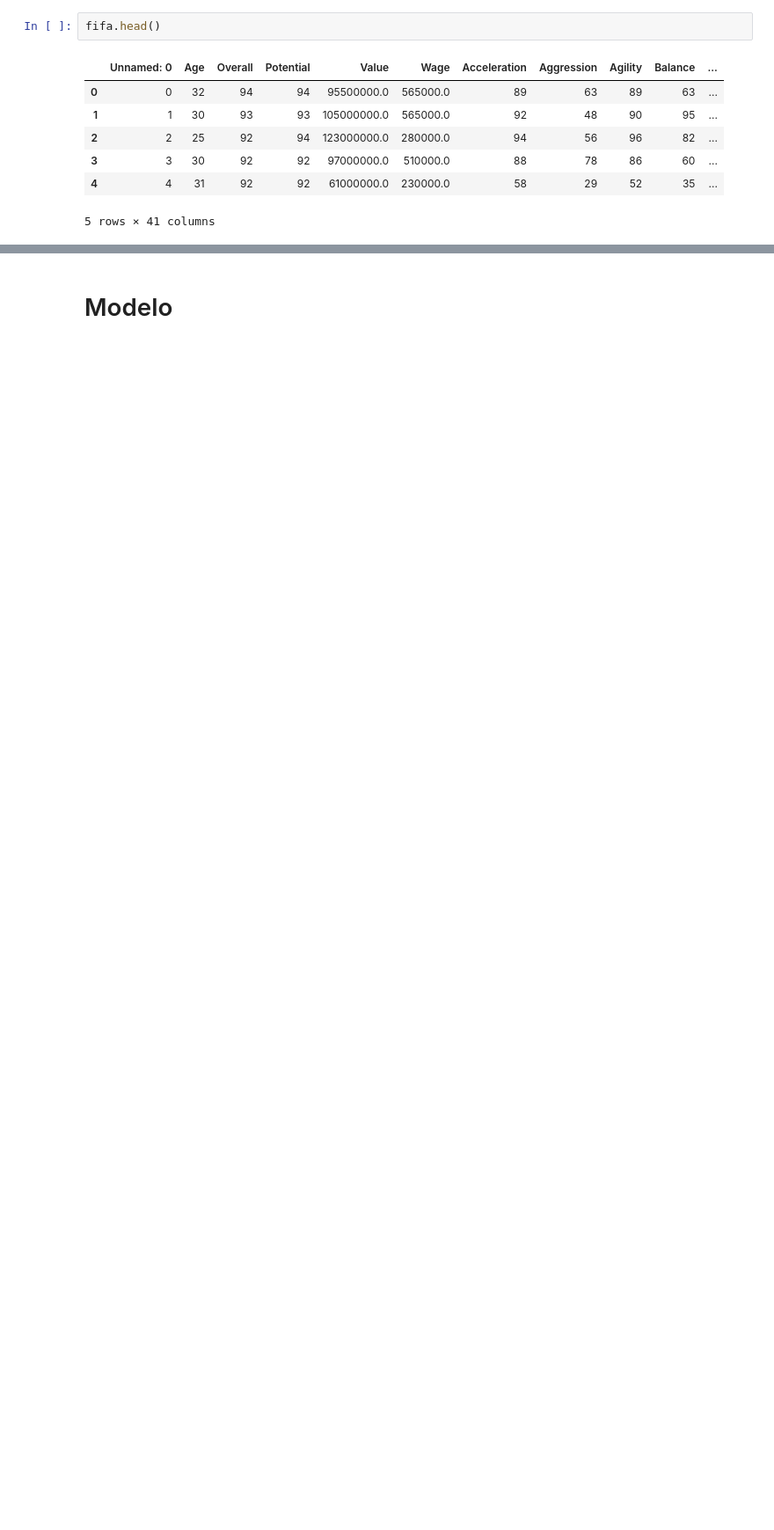
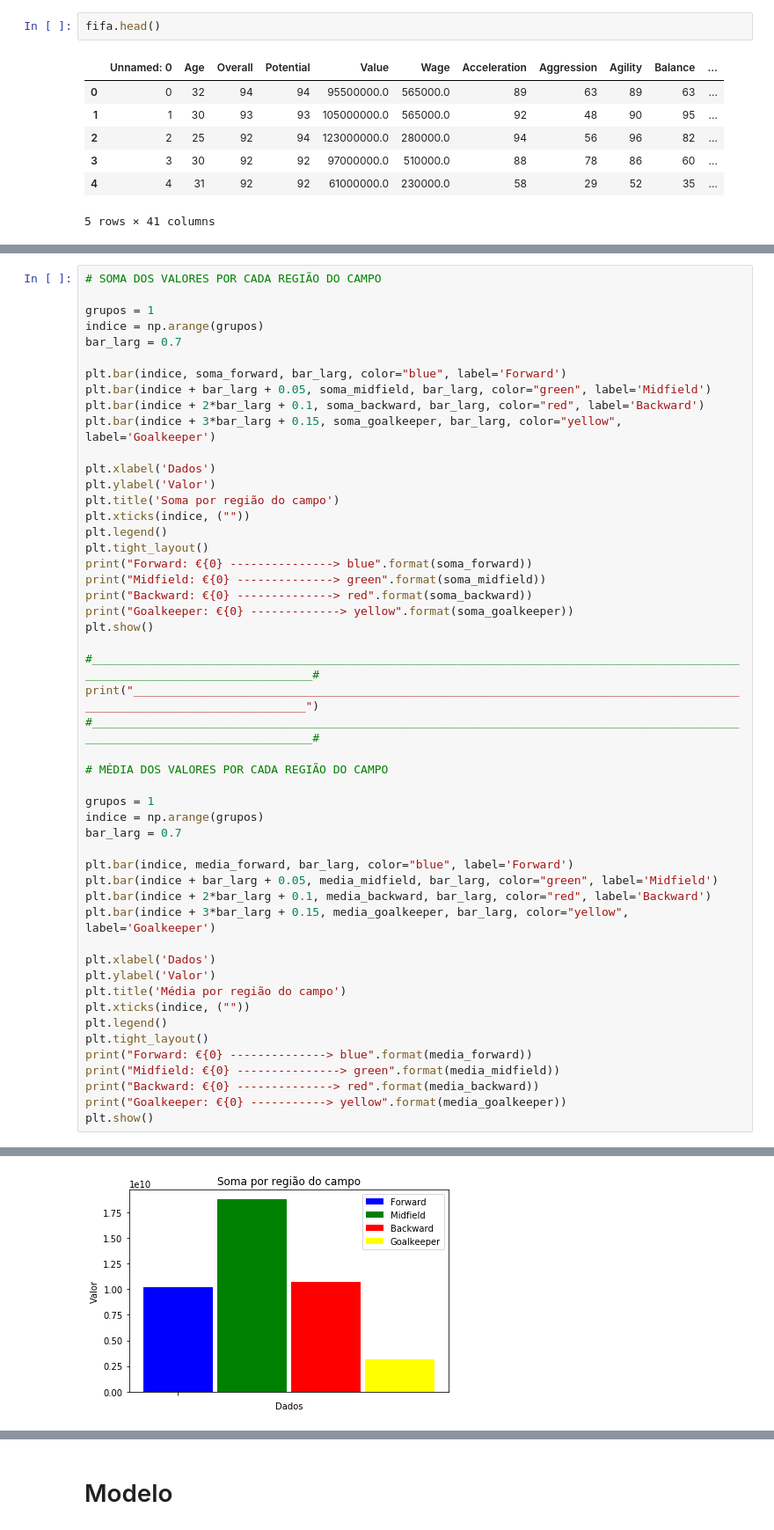
Before and after one commit to John6324/Projeto_Final_CDD, a Jupyter notebook: Projeto_Final-checkpoint.ipynb, the cells around one changed output, grey strips where cells are left out. Shown at 88% size. Drawn from its saved outputs; the diff is of its cells as text; blank space fills up the shorter version.

```diff
--- a/Projeto_Final-checkpoint.ipynb
+++ b/Projeto_Final-checkpoint.ipynb
@@ -639,0 +642,51 @@ Name: Preferred Position, dtype: int64
+# %%
+# SOMA DOS VALORES POR CADA REGIÃO DO CAMPO
+
+grupos = 1
+indice = np.arange(grupos)
+bar_larg = 0.7
+
+plt.bar(indice, soma_forward, bar_larg, color="blue", label='Forward')
+plt.bar(indice + bar_larg + 0.05, soma_midfield, bar_larg, color="green", label='Midfield')
+plt.bar(indice + 2*bar_larg + 0.1, soma_backward, bar_larg, color="red", label='Backward')
+plt.bar(indice + 3*bar_larg + 0.15, soma_goalkeeper, bar_larg, color="yellow", label='Goalkeeper')
+
+plt.xlabel('Dados')
+plt.ylabel('Valor')
+plt.title('Soma por região do campo')
+plt.xticks(indice, (""))
+plt.legend()
+plt.tight_layout()
+print("Forward: €{0} ---------------> blue".format(soma_forward))
+print("Midfield: €{0} --------------> green".format(soma_midfield))
+print("Backward: €{0} --------------> red".format(soma_backward))
+print("Goalkeeper: €{0} -------------> yellow".format(soma_goalkeeper))
+plt.show()
+
+#_______________________________________________________________________________________________________________________________#
+print("________________________________________________________________________________________________________________________")
+#_______________________________________________________________________________________________________________________________#
+
+# MÉDIA DOS VALORES POR CADA REGIÃO DO CAMPO
+
+grupos = 1
+indice = np.arange(grupos)
+bar_larg = 0.7
+
+plt.bar(indice, media_forward, bar_larg, color="blue", label='Forward')
+plt.bar(indice + bar_larg + 0.05, media_midfield, bar_larg, color="green", label='Midfield')
+plt.bar(indice + 2*bar_larg + 0.1, media_backward, bar_larg, color="red", label='Backward')
+plt.bar(indice + 3*bar_larg + 0.15, media_goalkeeper, bar_larg, color="yellow", label='Goalkeeper')
+
+plt.xlabel('Dados')
+plt.ylabel('Valor')
+plt.title('Média por região do campo')
+plt.xticks(indice, (""))
+plt.legend()
+plt.tight_layout()
+print("Forward: €{0} --------------> blue".format(media_forward))
+print("Midfield: €{0} ---------------> green".format(media_midfield))
+print("Backward: €{0} --------------> red".format(media_backward))
+print("Goalkeeper: €{0} -----------> yellow".format(media_goalkeeper))
+plt.show()
+# %% [output]
@@ -639,0 +697 @@ Name: Preferred Position, dtype: int64
+[figure, added]
```
Also changed, not shown: parts of 84 cells of this notebook.
